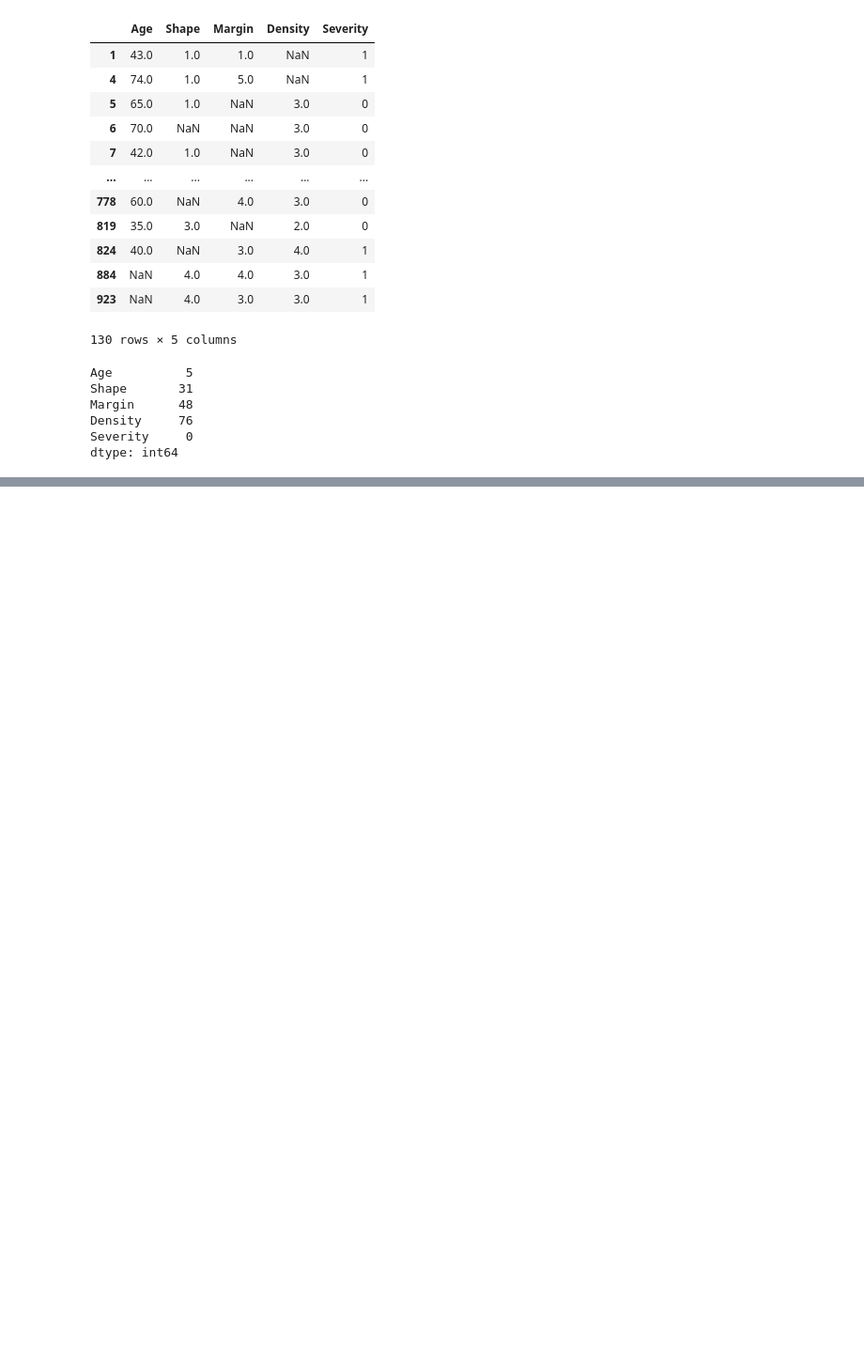
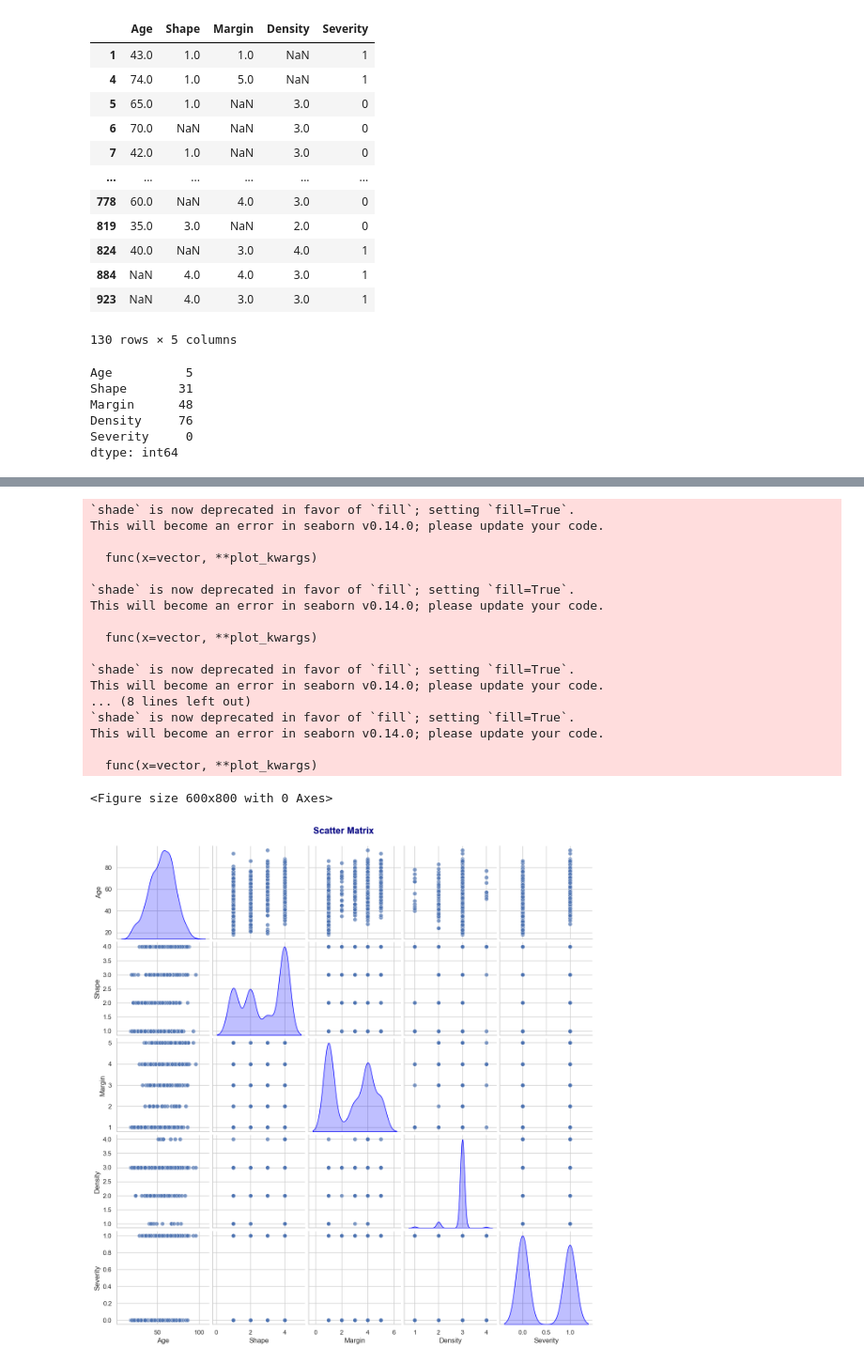
Before and after one commit to LeonardoMBarca/mammogram-result-prediction, a Jupyter notebook: notebooks/EDA.ipynb, the cells around one changed output, grey strips where cells are left out. Shown at 94% size. Drawn from its saved outputs; the diff is of its cells as text; code cells hidden in the pictures; blank space fills up the shorter version.

```diff
--- a/notebooks/EDA.ipynb
+++ b/notebooks/EDA.ipynb
@@ -66,0 +175,28 @@ dtype: int64
+# %%
+plt.figure(figsize=(6, 8))
+pairplot = sns.pairplot(df, diag_kind='kde', palette='Blues', plot_kws={'alpha':0.7, 's':50}, diag_kws={'color':'blue', 'shade':True})
+
+pairplot.fig.suptitle('Scatter Matrix', y=1.02, fontsize=16, fontweight='bold', color='navy')
+
+
+plt.show()
+# %% [output]
+`shade` is now deprecated in favor of `fill`; setting `fill=True`.
+This will become an error in seaborn v0.14.0; please update your code.
+
+  func(x=vector, **plot_kwargs)
+
+`shade` is now deprecated in favor of `fill`; setting `fill=True`.
+This will become an error in seaborn v0.14.0; please update your code.
+
+  func(x=vector, **plot_kwargs)
+
+`shade` is now deprecated in favor of `fill`; setting `fill=True`.
+This will become an error in seaborn v0.14.0; please update your code.
+... (8 lines left out)
+`shade` is now deprecated in favor of `fill`; setting `fill=True`.
+This will become an error in seaborn v0.14.0; please update your code.
+
+  func(x=vector, **plot_kwargs)
+<Figure size 600x800 with 0 Axes>
+[figure, added]
```
Also changed, not shown: parts of 15 cells of this notebook, 2 other files.
